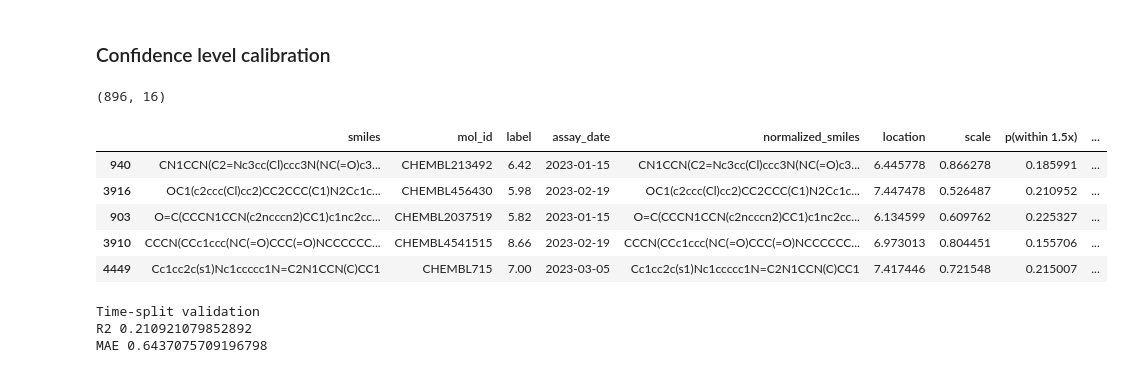
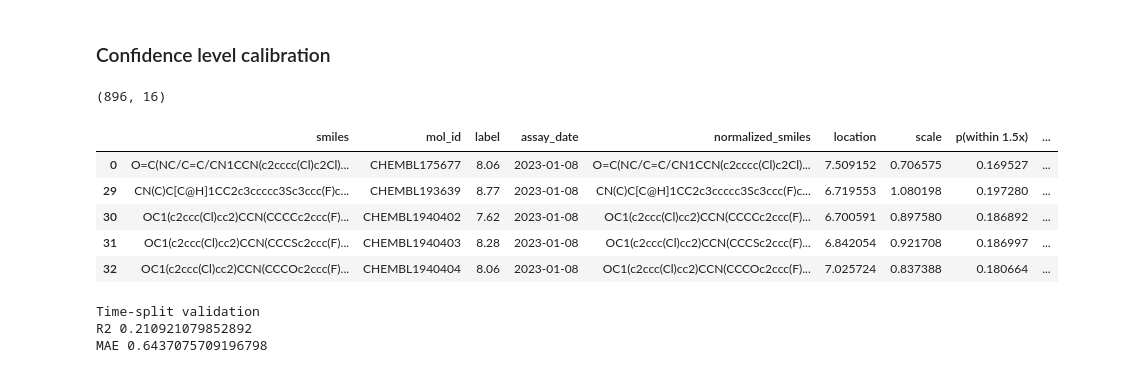
Before and after one commit to skearnes/ocla, a Jupyter notebook: jupyter/example.ipynb, the cells around one changed output. Drawn from its saved outputs; the diff is of its cells as text; code cells hidden in the pictures.

```diff
--- a/jupyter/example.ipynb
+++ b/jupyter/example.ipynb
@@ -225,18 +225,18 @@ Text(0, 0.5, '')
 # %%
 # Reduce model predictions to the "global" set with a single prediction for each compound.
 # Use a calibration gap of zero weeks since the assay dates are arbitrary for this dataset.
 calibration_data["model_date"] = pd.to_datetime(calibration_data["model_date"])
 global_data = get_global_calibration_data(calibration_data, delta=datetime.timedelta(weeks=0))
 print(global_data.shape)
-global_data.sample(5)
+global_data.head()
 # %% [output]
 (896, 16)
 |  | smiles | mol_id | label | assay_date | normalized_smiles | location | scale | p(within 1.5x) | ... |
-| 940 | CN1CCN(C2=Nc3cc(Cl)ccc3N(NC(=O)c3... | CHEMBL213492 | 6.42 | 2023-01-15 | CN1CCN(C2=Nc3cc(Cl)ccc3N(NC(=O)c3... | 6.445778 | 0.866278 | 0.185991 | ... |
-| 3916 | OC1(c2ccc(Cl)cc2)CC2CCC(C1)N2Cc1c... | CHEMBL456430 | 5.98 | 2023-02-19 | OC1(c2ccc(Cl)cc2)CC2CCC(C1)N2Cc1c... | 7.447478 | 0.526487 | 0.210952 | ... |
-| 903 | O=C(CCCN1CCN(c2ncccn2)CC1)c1nc2cc... | CHEMBL2037519 | 5.82 | 2023-01-15 | O=C(CCCN1CCN(c2ncccn2)CC1)c1nc2cc... | 6.134599 | 0.609762 | 0.225327 | ... |
-| 3910 | CCCN(CCc1ccc(NC(=O)CCC(=O)NCCCCCC... | CHEMBL4541515 | 8.66 | 2023-02-19 | CCCN(CCc1ccc(NC(=O)CCC(=O)NCCCCCC... | 6.973013 | 0.804451 | 0.155706 | ... |
-| 4449 | Cc1cc2c(s1)Nc1ccccc1N=C2N1CCN(C)CC1 | CHEMBL715 | 7.00 | 2023-03-05 | Cc1cc2c(s1)Nc1ccccc1N=C2N1CCN(C)CC1 | 7.417446 | 0.721548 | 0.215007 | ... |
+| 0 | O=C(NC/C=C/CN1CCN(c2cccc(Cl)c2Cl)... | CHEMBL175677 | 8.06 | 2023-01-08 | O=C(NC/C=C/CN1CCN(c2cccc(Cl)c2Cl)... | 7.509152 | 0.706575 | 0.169527 | ... |
+| 29 | CN(C)C[C@H]1CC2c3ccccc3Sc3ccc(F)c... | CHEMBL193639 | 8.77 | 2023-01-08 | CN(C)C[C@H]1CC2c3ccccc3Sc3ccc(F)c... | 6.719553 | 1.080198 | 0.197280 | ... |
+| 30 | OC1(c2ccc(Cl)cc2)CCN(CCCCc2ccc(F)... | CHEMBL1940402 | 7.62 | 2023-01-08 | OC1(c2ccc(Cl)cc2)CCN(CCCCc2ccc(F)... | 6.700591 | 0.897580 | 0.186892 | ... |
+| 31 | OC1(c2ccc(Cl)cc2)CCN(CCCSc2ccc(F)... | CHEMBL1940403 | 8.28 | 2023-01-08 | OC1(c2ccc(Cl)cc2)CCN(CCCSc2ccc(F)... | 6.842054 | 0.921708 | 0.186997 | ... |
+| 32 | OC1(c2ccc(Cl)cc2)CCN(CCCOc2ccc(F)... | CHEMBL1940404 | 8.06 | 2023-01-08 | OC1(c2ccc(Cl)cc2)CCN(CCCOc2ccc(F)... | 7.025724 | 0.837388 | 0.180664 | ... |
 # %%
 print("Time-split validation")
 print("R2", r2_score(global_data["label"], global_data["location"]))
```
Also changed, not shown: parts of 5 cells of this notebook.
